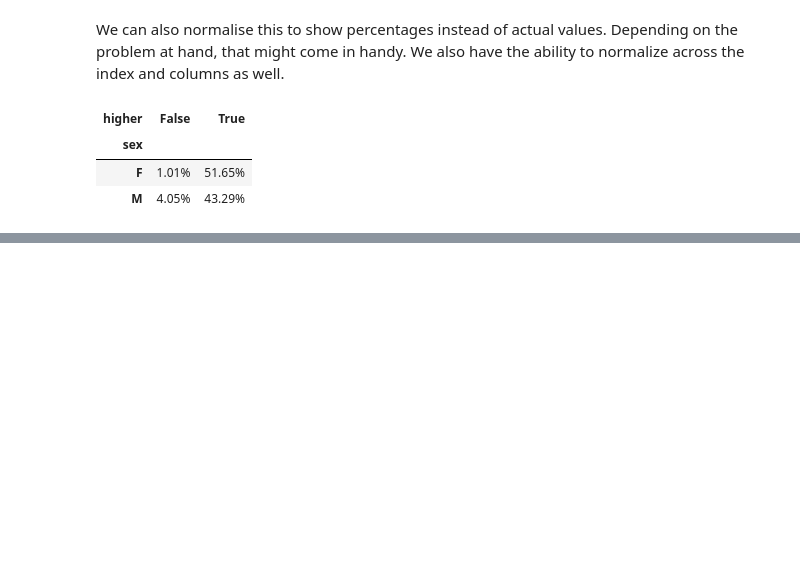
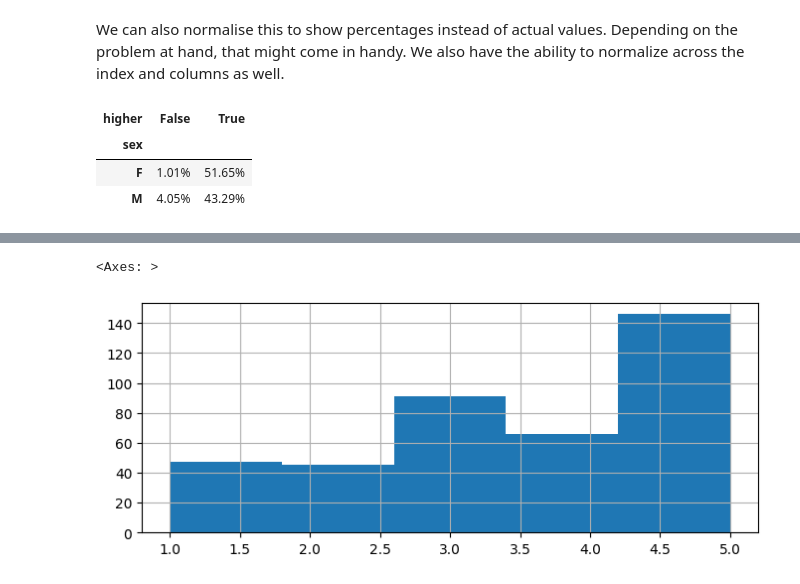
Before and after one commit to agpt8/data_science_portfolio, a Jupyter notebook: student-data-analysis.ipynb, the cells around one changed output, grey strips where cells are left out. Drawn from its saved outputs; the diff is of its cells as text; code cells hidden in the pictures; blank space fills up the shorter version.

Commit message:
add visualizations

```diff
--- a/student-data-analysis.ipynb
+++ b/student-data-analysis.ipynb
@@ -576,0 +589,5 @@ We can also normalise this to show percentages instead of actual values. Dependi
+# %%
+df.health.hist(figsize=(8,3), bins=5) # default bin value is 10, since health goes only upto 5, we set bins to 5
+# %% [output]
+<Axes: >
+[figure, added]
```
Also changed, not shown: parts of 15 cells of this notebook.
